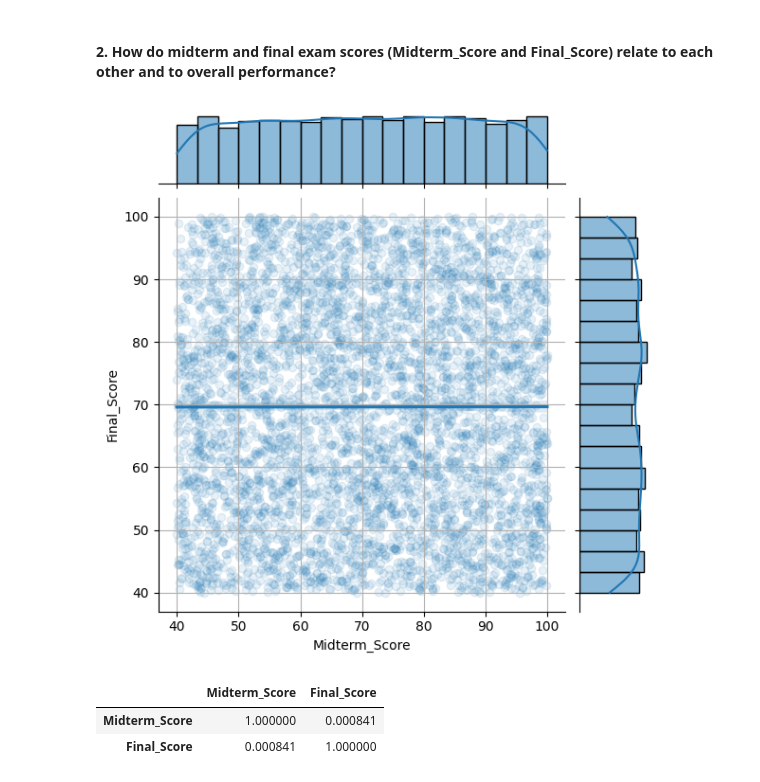
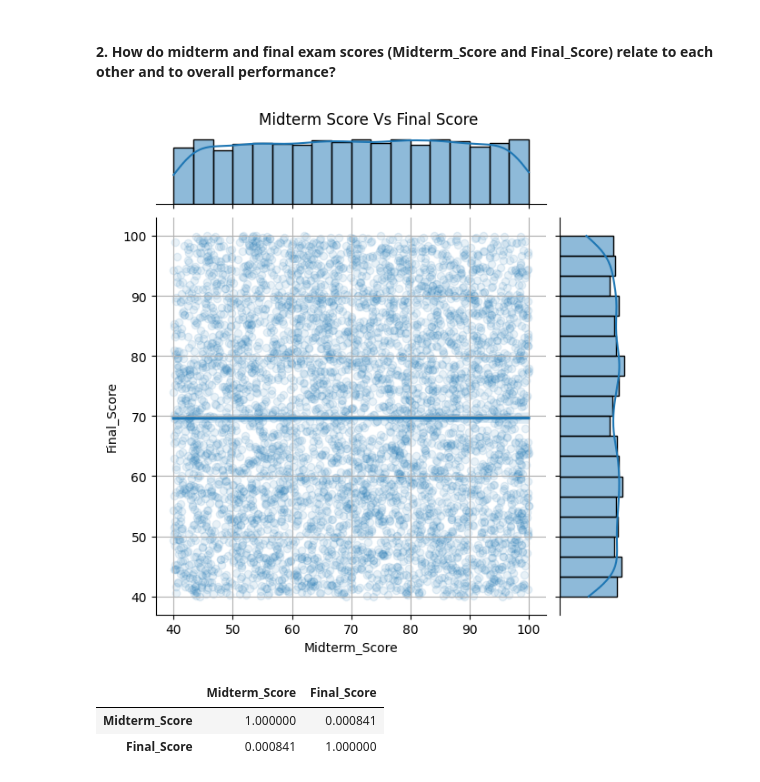
Before and after one commit to AbdallahGasem/Student-Performance-Analysis, a Jupyter notebook: EDA.ipynb, the cells around one changed output. Drawn from its saved outputs; the diff is of its cells as text; code cells hidden in the pictures.

```diff
--- a/EDA.ipynb
+++ b/EDA.ipynb
@@ -1007,11 +1014,13 @@ plt.show()
 # %% [markdown]
 #### **2. How do midterm and final exam scores (Midterm_Score and Final_Score) relate to each other and to overall performance?**
 # %%
+# added newly
 sns.jointplot(x=studs_df_cleaned['Midterm_Score'], y=studs_df_cleaned['Final_Score'], kind='reg', scatter_kws={'alpha':0.1})
+plt.suptitle("Midterm Score Vs Final Score", y=1.02)    ## newly added
 plt.grid()
 plt.show()
 # %% [output]
-[figure, old version]
+[figure, new version]
 # %%
 studs_df_cleaned[["Midterm_Score","Final_Score"]].corr()    # ALMOST NO CORRELATION!
 # %% [output]
```
Also changed, not shown: parts of 9 cells of this notebook, 4 other files.
